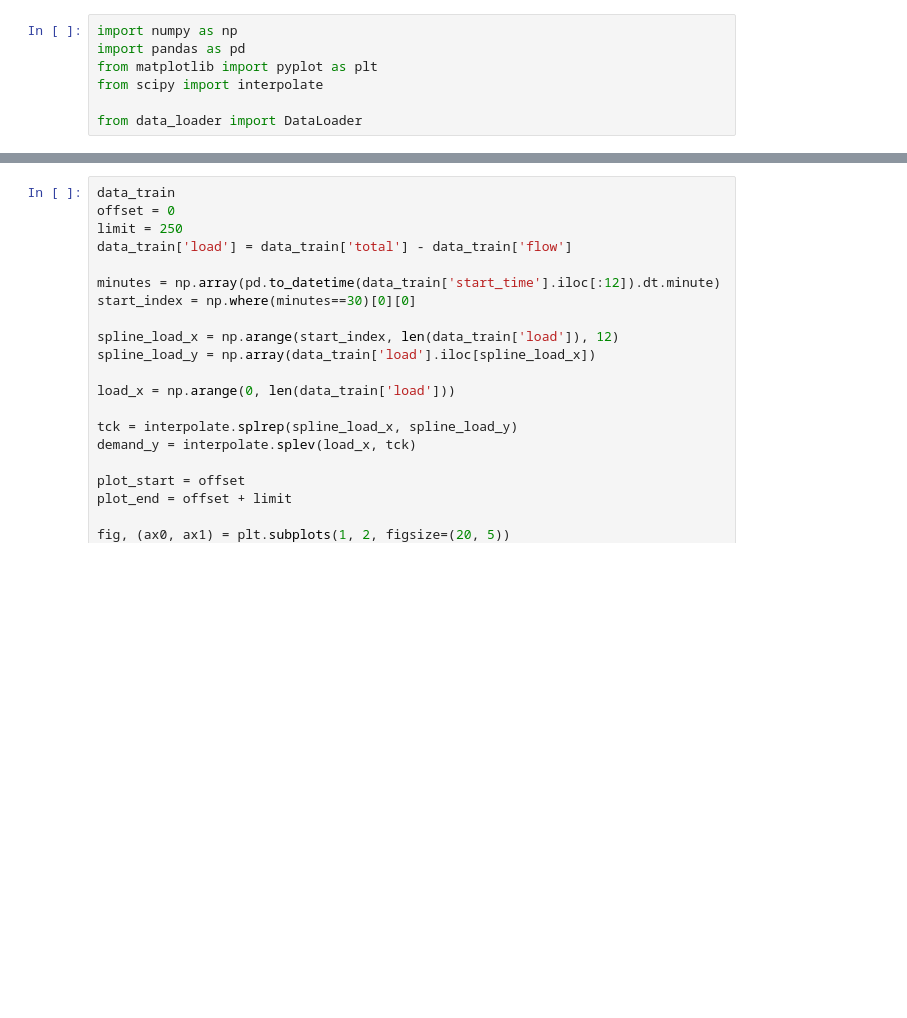
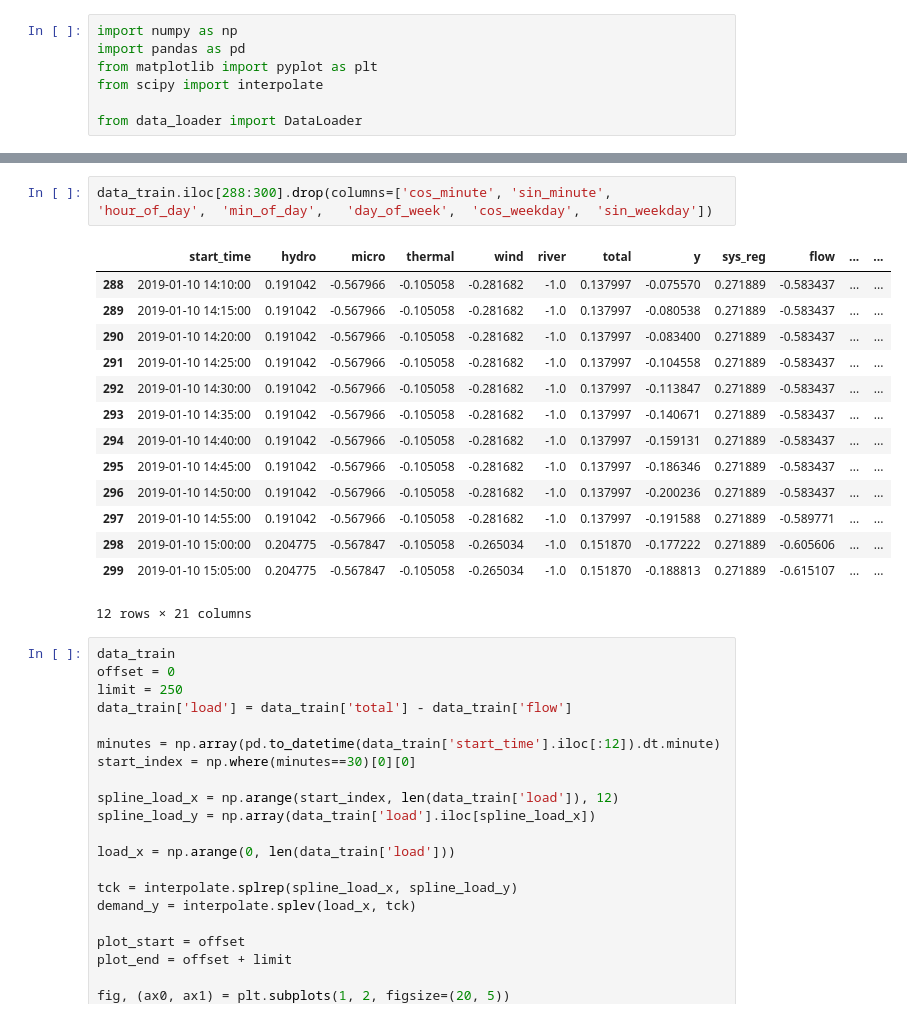
Before and after one commit to haakon8855/time-series-forecasting-RNN, a Jupyter notebook: altered_forecasting.ipynb, the cells around one changed output, grey strips where cells are left out. Drawn from its saved outputs; the diff is of its cells as text; blank space fills up the shorter version.

```diff
--- a/altered_forecasting.ipynb
+++ b/altered_forecasting.ipynb
@@ -27,3 +33,20 @@ data_train
+# %%
+data_train.iloc[288:300].drop(columns=['cos_minute', 'sin_minute', 'hour_of_day',	'min_of_day',	'day_of_week',	'cos_weekday',	'sin_weekday'])
+# %% [output]
+|  | start_time | hydro | micro | thermal | wind | river | total | y | sys_reg | flow | ... | ... |
+| 288 | 2019-01-10 14:10:00 | 0.191042 | -0.567966 | -0.105058 | -0.281682 | -1.0 | 0.137997 | -0.075570 | 0.271889 | -0.583437 | ... | ... |
+| 289 | 2019-01-10 14:15:00 | 0.191042 | -0.567966 | -0.105058 | -0.281682 | -1.0 | 0.137997 | -0.080538 | 0.271889 | -0.583437 | ... | ... |
+| 290 | 2019-01-10 14:20:00 | 0.191042 | -0.567966 | -0.105058 | -0.281682 | -1.0 | 0.137997 | -0.083400 | 0.271889 | -0.583437 | ... | ... |
+| 291 | 2019-01-10 14:25:00 | 0.191042 | -0.567966 | -0.105058 | -0.281682 | -1.0 | 0.137997 | -0.104558 | 0.271889 | -0.583437 | ... | ... |
+| 292 | 2019-01-10 14:30:00 | 0.191042 | -0.567966 | -0.105058 | -0.281682 | -1.0 | 0.137997 | -0.113847 | 0.271889 | -0.583437 | ... | ... |
+| 293 | 2019-01-10 14:35:00 | 0.191042 | -0.567966 | -0.105058 | -0.281682 | -1.0 | 0.137997 | -0.140671 | 0.271889 | -0.583437 | ... | ... |
+| 294 | 2019-01-10 14:40:00 | 0.191042 | -0.567966 | -0.105058 | -0.281682 | -1.0 | 0.137997 | -0.159131 | 0.271889 | -0.583437 | ... | ... |
+| 295 | 2019-01-10 14:45:00 | 0.191042 | -0.567966 | -0.105058 | -0.281682 | -1.0 | 0.137997 | -0.186346 | 0.271889 | -0.583437 | ... | ... |
+| 296 | 2019-01-10 14:50:00 | 0.191042 | -0.567966 | -0.105058 | -0.281682 | -1.0 | 0.137997 | -0.200236 | 0.271889 | -0.583437 | ... | ... |
+| 297 | 2019-01-10 14:55:00 | 0.191042 | -0.567966 | -0.105058 | -0.281682 | -1.0 | 0.137997 | -0.191588 | 0.271889 | -0.589771 | ... | ... |
+| 298 | 2019-01-10 15:00:00 | 0.204775 | -0.567847 | -0.105058 | -0.265034 | -1.0 | 0.151870 | -0.177222 | 0.271889 | -0.605606 | ... | ... |
+| 299 | 2019-01-10 15:05:00 | 0.204775 | -0.567847 | -0.105058 | -0.265034 | -1.0 | 0.151870 | -0.188813 | 0.271889 | -0.615107 | ... | ... |
+12 rows × 21 columns
 # %%
 data_train
 offset = 0
```
Also changed, not shown: parts of 4 cells of this notebook.
